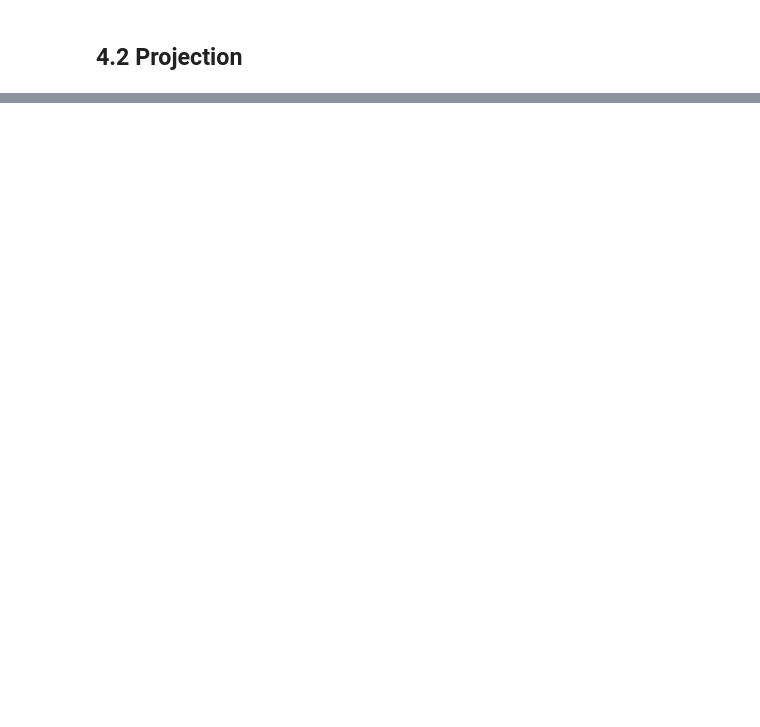
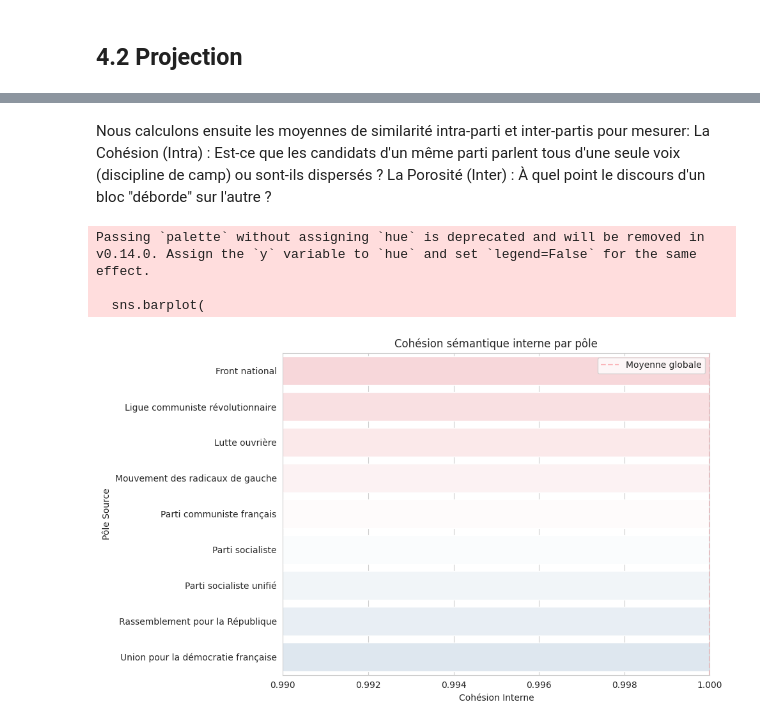
Before and after one commit to Amandine701/NLP_rendus, a Jupyter notebook: regression_logistique.ipynb, the cells around one changed output, grey strips where cells are left out. Cells and saved outputs as stored; diff of their text form; code cells hidden in the pictures; blank space fills up the shorter version.

```diff
--- a/regression_logistique.ipynb
+++ b/regression_logistique.ipynb
@@ -525,0 +666,56 @@ plt.show()
+# %% [markdown]
+Nous calculons ensuite les moyennes de similarité intra-parti et inter-partis pour mesurer:
+La Cohésion (Intra) : Est-ce que les candidats d'un même parti parlent tous d'une seule voix (discipline de camp) ou sont-ils dispersés ?
+La Porosité (Inter) : À quel point le discours d'un bloc "déborde" sur l'autre ?
+# %%
+import seaborn as sns
+import matplotlib.pyplot as plt
+import numpy as np
+import pandas as pd
+from matplotlib.colors import LinearSegmentedColormap
+
+############ Compute intra-party cohesion from cosine distance matrix ###########
+
+# Cohésion = 1 - distance (si distance cosinus)
+intra_cohesion = 1 - np.diag(dist_df_cos.values)
+
+df_intra = pd.DataFrame({
+    "Pôle Source": dist_df_cos.index,
+    "Cohésion Interne": intra_cohesion
+}).sort_values("Cohésion Interne", ascending=False)
+
+############ Define same pastel gradient as heatmap ##############################
+
+colors = ["#fbb4b9", "white", "#b3cde3"]
+cmap = LinearSegmentedColormap.from_list("pastel_gradient", colors)
+
+############ Plot ################################################################
+
+plt.figure(figsize=(10, 6))
+
+sns.barplot(
+    data=df_intra,
+    x="Cohésion Interne",
+    y="Pôle Source",
+    palette=[cmap(0.2 + 0.6*i/len(df_intra)) for i in range(len(df_intra))]
+)
+
+plt.title("Cohésion sémantique interne par pôle")
+plt.xlim(df_intra["Cohésion Interne"].min() - 0.01, 1.0)
+
+# Ligne moyenne
+plt.axvline(
+    df_intra["Cohésion Interne"].mean(),
+    color='#fbb4b9',
+    linestyle='--',
+    label='Moyenne globale'
+)
+
+plt.legend()
+plt.tight_layout()
+plt.show()
+# %% [output]
+Passing `palette` without assigning `hue` is deprecated and will be removed in v0.14.0. Assign the `y` variable to `hue` and set `legend=False` for the same effect.
+
+  sns.barplot(
+[figure, added]
```
Also changed, not shown: parts of 18 cells of this notebook.
